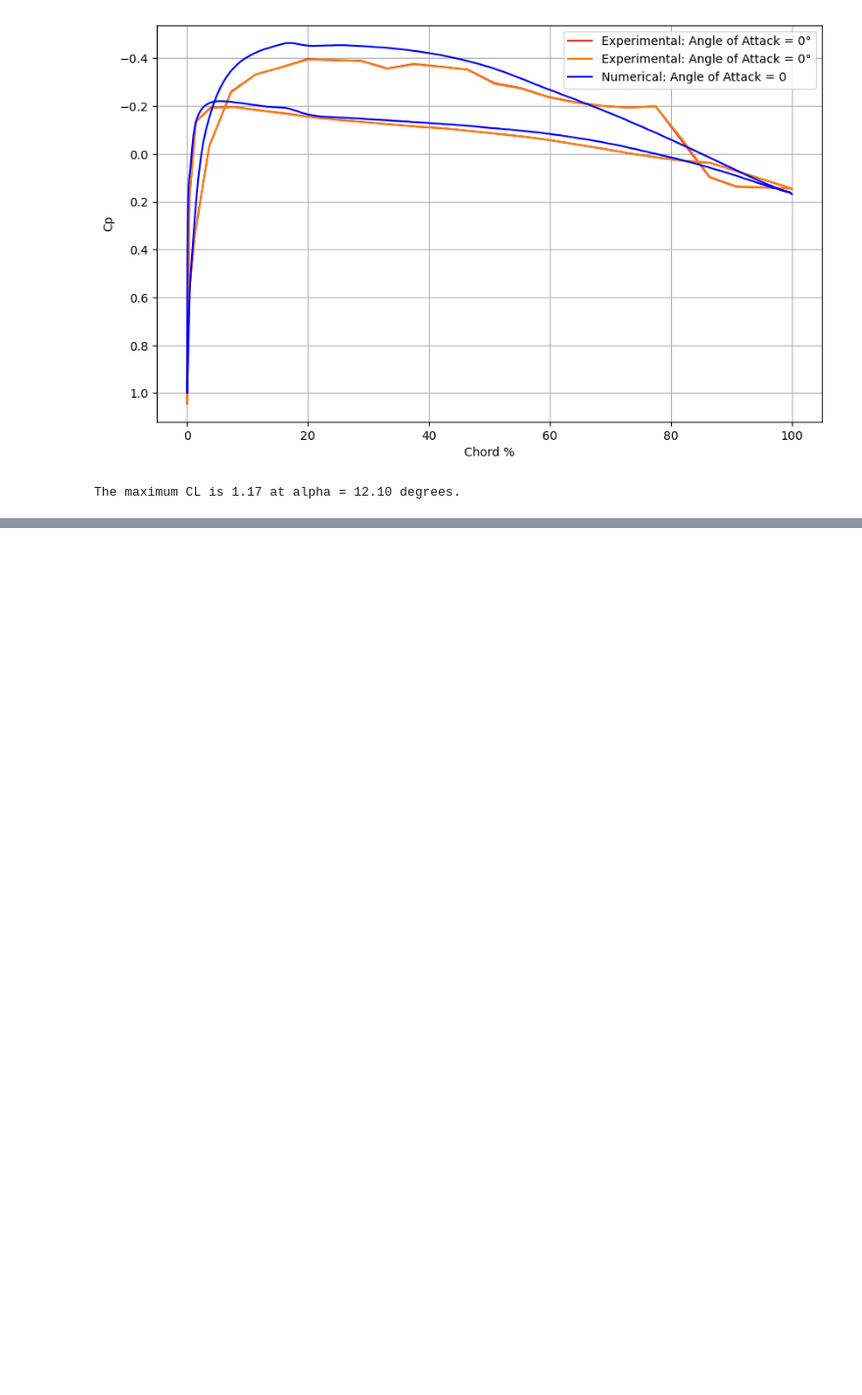
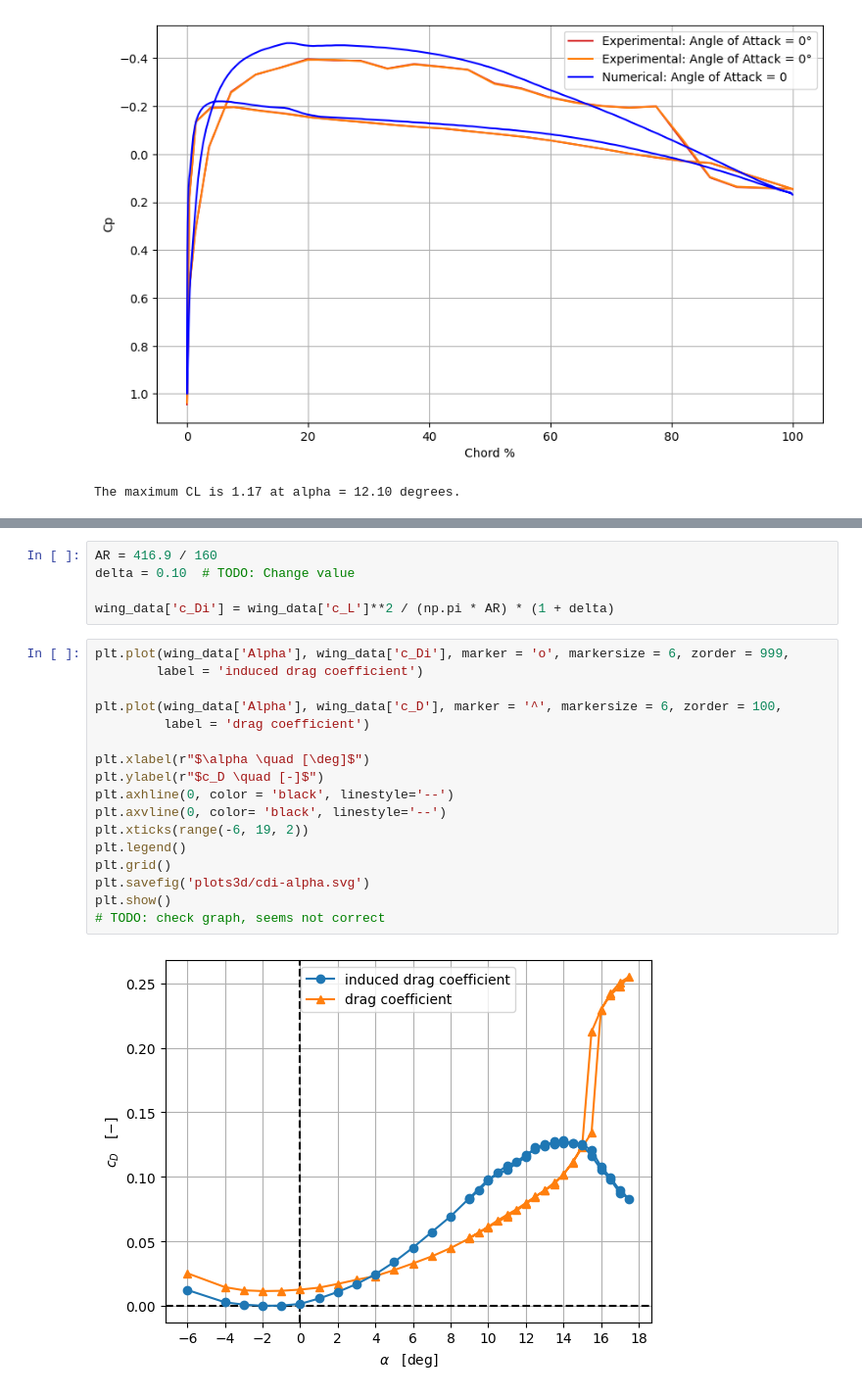
Before and after one commit to federicoangioni/LSWTT, a Jupyter notebook: processing.ipynb, the cells around one changed output, grey strips where cells are left out. Shown at 98% size. Drawn from its saved outputs; the diff is of its cells as text; blank space fills up the shorter version.

```diff
--- a/processing.ipynb
+++ b/processing.ipynb
@@ -347,0 +404,24 @@ The maximum CL is 1.17 at alpha = 12.10 degrees.
+# %%
+AR = 416.9 / 160
+delta = 0.10  # TODO: Change value
+
+wing_data['c_Di'] = wing_data['c_L']**2 / (np.pi * AR) * (1 + delta)
+# %%
+plt.plot(wing_data['Alpha'], wing_data['c_Di'], marker = 'o', markersize = 6, zorder = 999,
+        label = 'induced drag coefficient')
+
+plt.plot(wing_data['Alpha'], wing_data['c_D'], marker = '^', markersize = 6, zorder = 100,
+         label = 'drag coefficient')
+
+plt.xlabel(r"$\alpha \quad [\deg]$")
+plt.ylabel(r"$c_D \quad [-]$")
+plt.axhline(0, color = 'black', linestyle='--')
+plt.axvline(0, color= 'black', linestyle='--')
+plt.xticks(range(-6, 19, 2))
+plt.legend()
+plt.grid()
+plt.savefig('plots3d/cdi-alpha.svg')
+plt.show()
+# TODO: check graph, seems not correct
+# %% [output]
+[figure, added]
```
Also changed, not shown: parts of 10 cells of this notebook, 6 other files.
